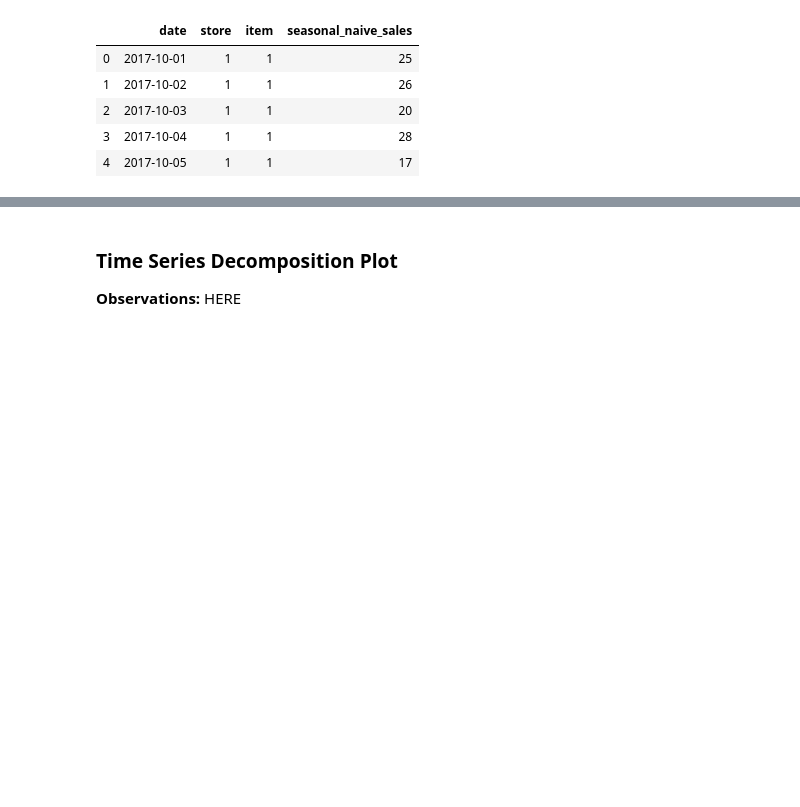
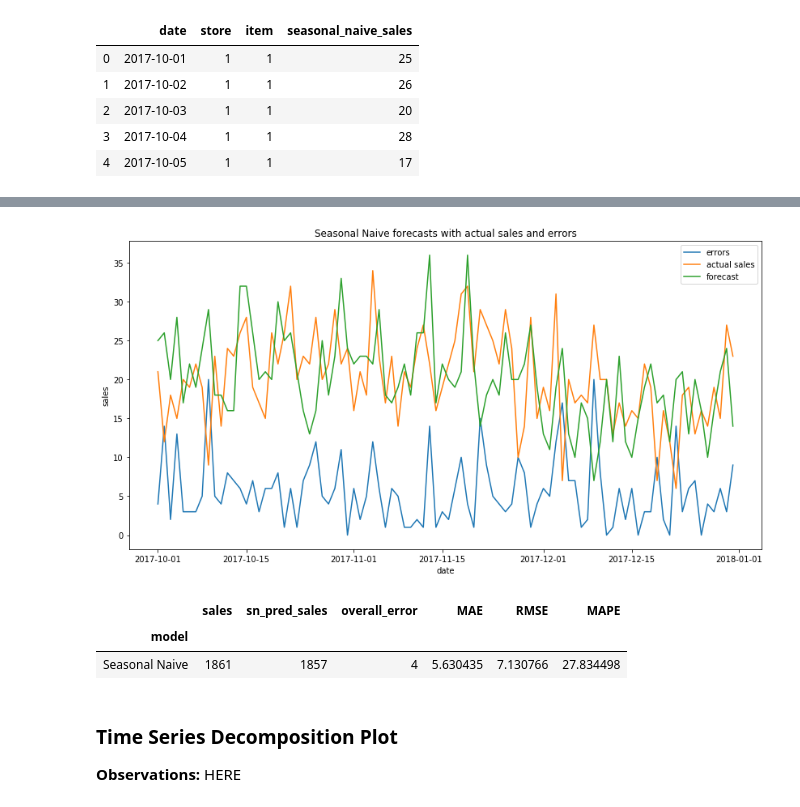
Before and after one commit to akshitvjain/product-sales-forecasting, a Jupyter notebook: notebook-sales-demand-forecasting.ipynb, the cells around one changed output, grey strips where cells are left out. Saved outputs shown, nothing was run; the diff lists cells and outputs as text; code cells hidden in the pictures; blank space fills up the shorter version.

```diff
--- a/notebook-sales-demand-forecasting.ipynb
+++ b/notebook-sales-demand-forecasting.ipynb
@@ -144,3 +143,46 @@ plt.show()
+# %%
+errors_df = pd.merge(test_df, sn_pred_df, on='date')
+errors_df = errors_df[['date', 'sales', 'seasonal_naive_sales']]
+errors_df = pd.merge(test_df, sn_pred_df, on='date')
+errors_df = errors_df[['date', 'sales', 'seasonal_naive_sales']]
+errors_df['errors'] = test_df['sales'] - sn_pred_df['seasonal_naive_sales']
+errors_df.insert(0, 'model', 'Seasonal Naive')
+
+def mae(err):
+    return np.mean(np.abs(err))
+
+def rmse(err):
+    return np.sqrt(np.mean(err ** 2))
+
+# calulating
+def mape(err, sales=errors_df['sales']):
+    return np.sum(np.abs(err))/np.sum(sales) * 100
+
+
+result_df = errors_df.groupby('model').agg(sales=('sales', 'sum'),
+                                           sn_pred_sales=('seasonal_naive_sales', 'sum'),
+                                           overall_error=('errors', 'sum'),
+                                           MAE=('errors', mae),
+                                           RMSE=('errors', rmse),
+                                           MAPE=('errors', mape))
+
+
+plt.figure(figsize=(14,7))
+plt.plot(errors_df['date'], np.abs(errors_df['errors']), label='errors')
+plt.plot(errors_df['date'], errors_df['sales'], label='actual sales')
+plt.plot(errors_df['date'], errors_df['seasonal_naive_sales'], label='forecast')
+plt.legend(loc='best')
+plt.xlabel('date')
+plt.ylabel('sales')
+plt.title('Seasonal Naive forecasts with actual sales and errors')
+plt.show()
+
+result_df
+# %% [output]
+[figure, added]
+|  | sales | sn_pred_sales | overall_error | MAE | RMSE | MAPE |
+| model |  |  |  |  |  |  |
+| Seasonal Naive | 1861 | 1857 | 4 | 5.630435 | 7.130766 | 27.834498 |
 # %% [markdown]
 ### Time Series Decomposition Plot
 
```
Also changed, not shown: parts of 2 cells of this notebook.
